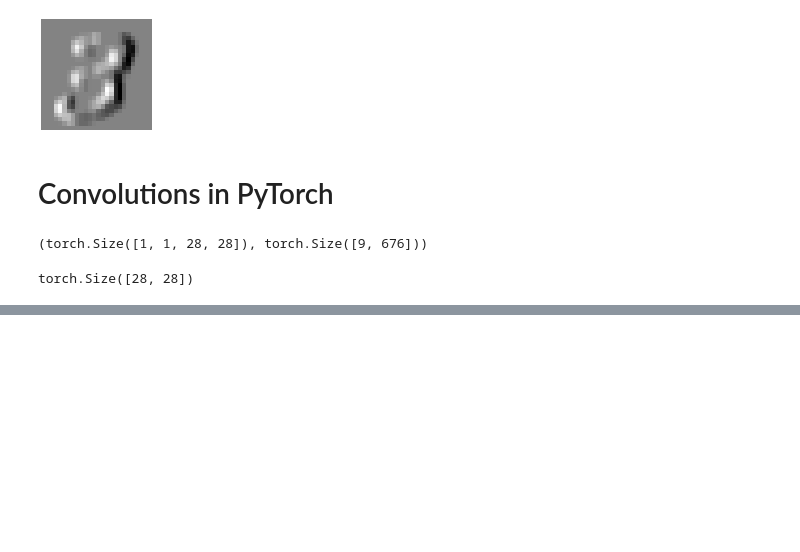
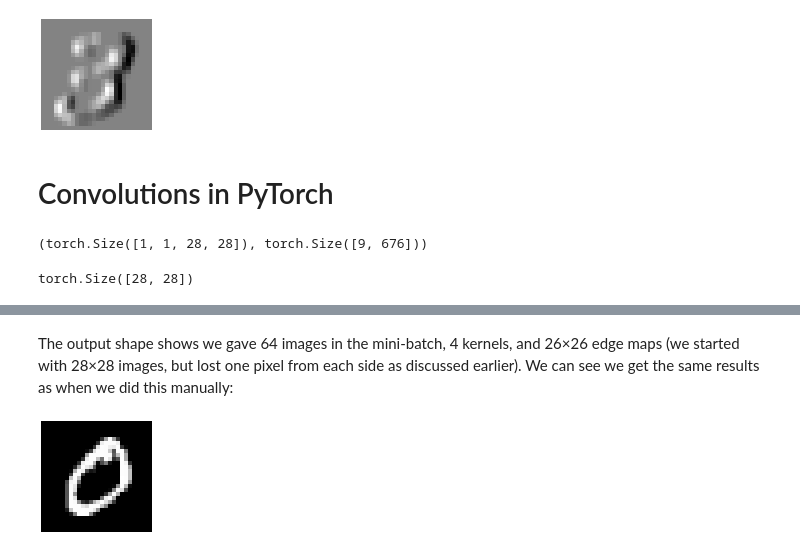
Before and after one commit to mzohaibnasir/NeuralNotes, a Jupyter notebook: 06_convolutions_deepDiveIntoBasics.ipynb, the cells around one changed output, grey strips where cells are left out. Cells and saved outputs as stored; diff of their text form; code cells hidden in the pictures; blank space fills up the shorter version.

```diff
--- a/06_convolutions_deepDiveIntoBasics.ipynb
+++ b/06_convolutions_deepDiveIntoBasics.ipynb
@@ -215,0 +265,3 @@ torch.Size([1, 9, 676])
+# %%
+xb = x_imgs[:16]
+xb = xb[:,None]
@@ -215,0 +278,7 @@ torch.Size([1, 9, 676])
+# %% [markdown]
+The output shape shows we gave 64 images in the mini-batch, 4 kernels, and 26×26 edge maps (we started with 28×28 images, but lost one pixel from each side as discussed earlier). We can see we get the same results as when we did this manually:
+# %%
+img0 = xb[1,0]
+show_image(img0);
+# %% [output]
+[figure, added]
```
Also changed, not shown: parts of 16 cells of this notebook.
